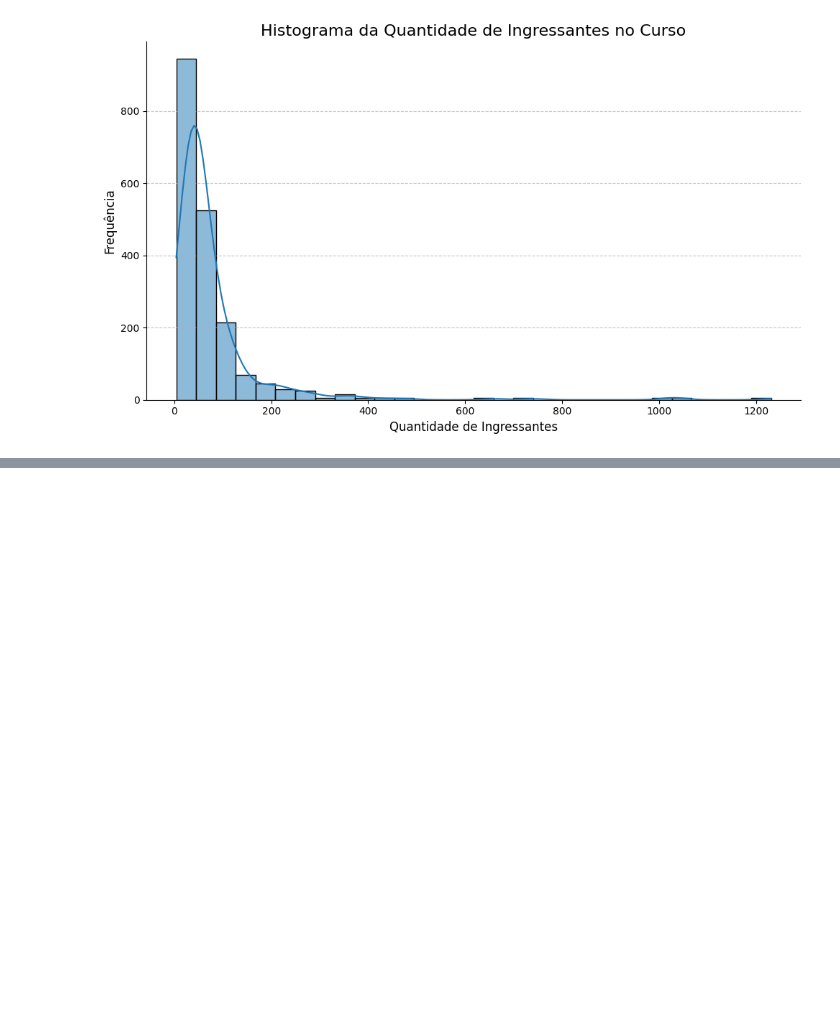
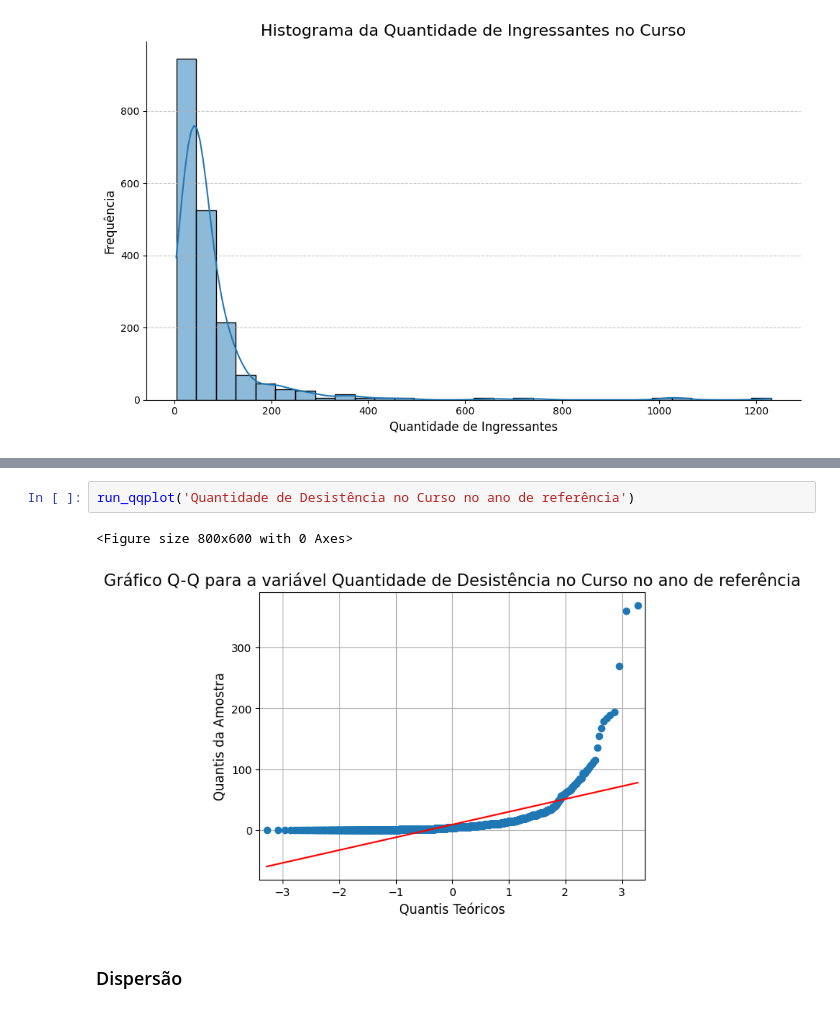
Before and after one commit to VitorPaulinoG/analise-fluxo-ensino-superior-rn, a Jupyter notebook: index.ipynb, the cells around one changed output, grey strips where cells are left out. Cells and saved outputs as stored; diff of their text form; blank space fills up the shorter version.

Commit message:
add: Grafico QQ, Correlação de Spearman e Dispersão

```diff
--- a/index.ipynb
+++ b/index.ipynb
@@ -987,0 +403,7 @@ Resultados do Teste de Normalidade de Shapiro-Wilk (α = 0.05)
+# %%
+run_qqplot('Quantidade de Desistência no Curso no ano de referência')
+# %% [output]
+<Figure size 800x600 with 0 Axes>
+[figure, added]
+# %% [markdown]
+### Dispersão
```
Also changed, not shown: parts of 97 cells of this notebook, 1 other file.
